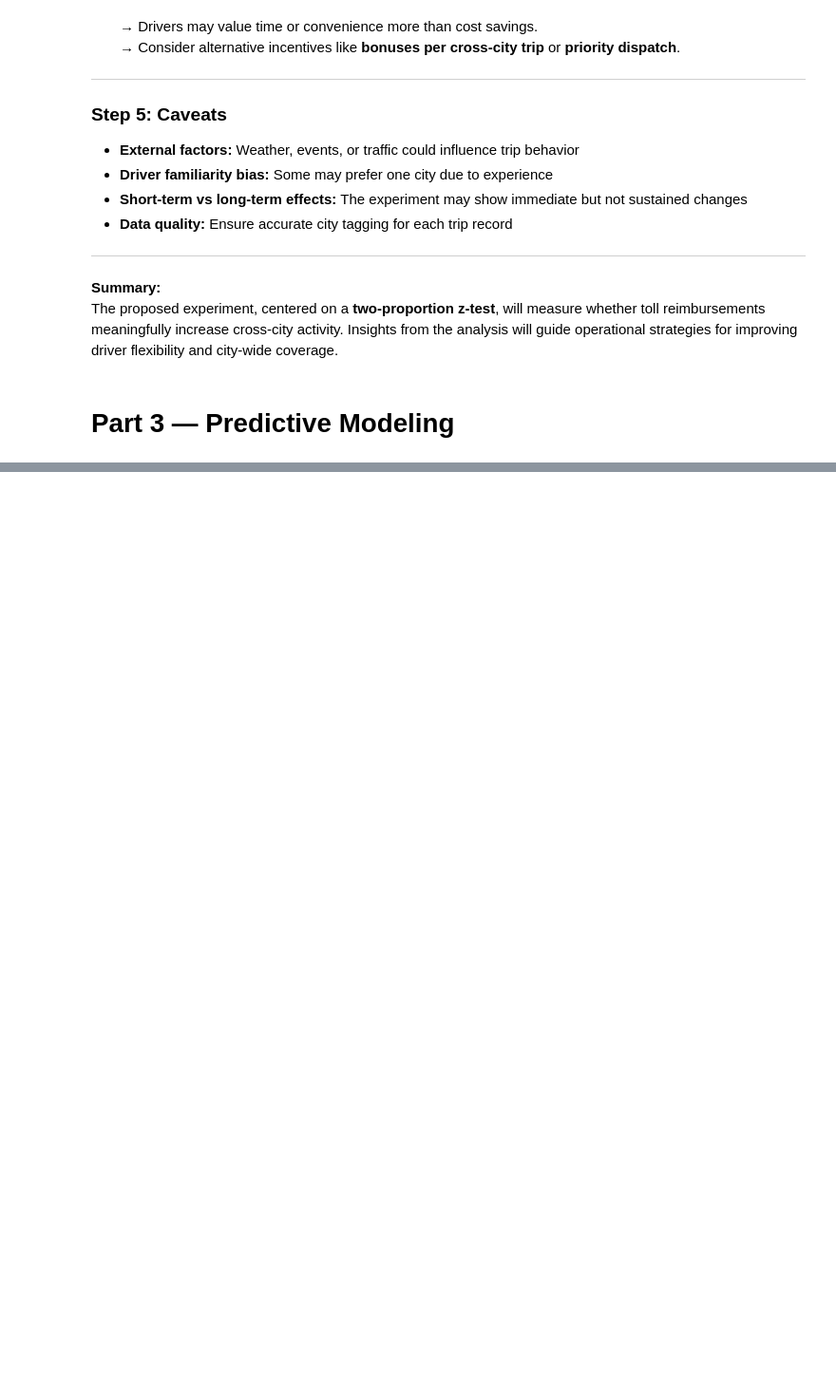
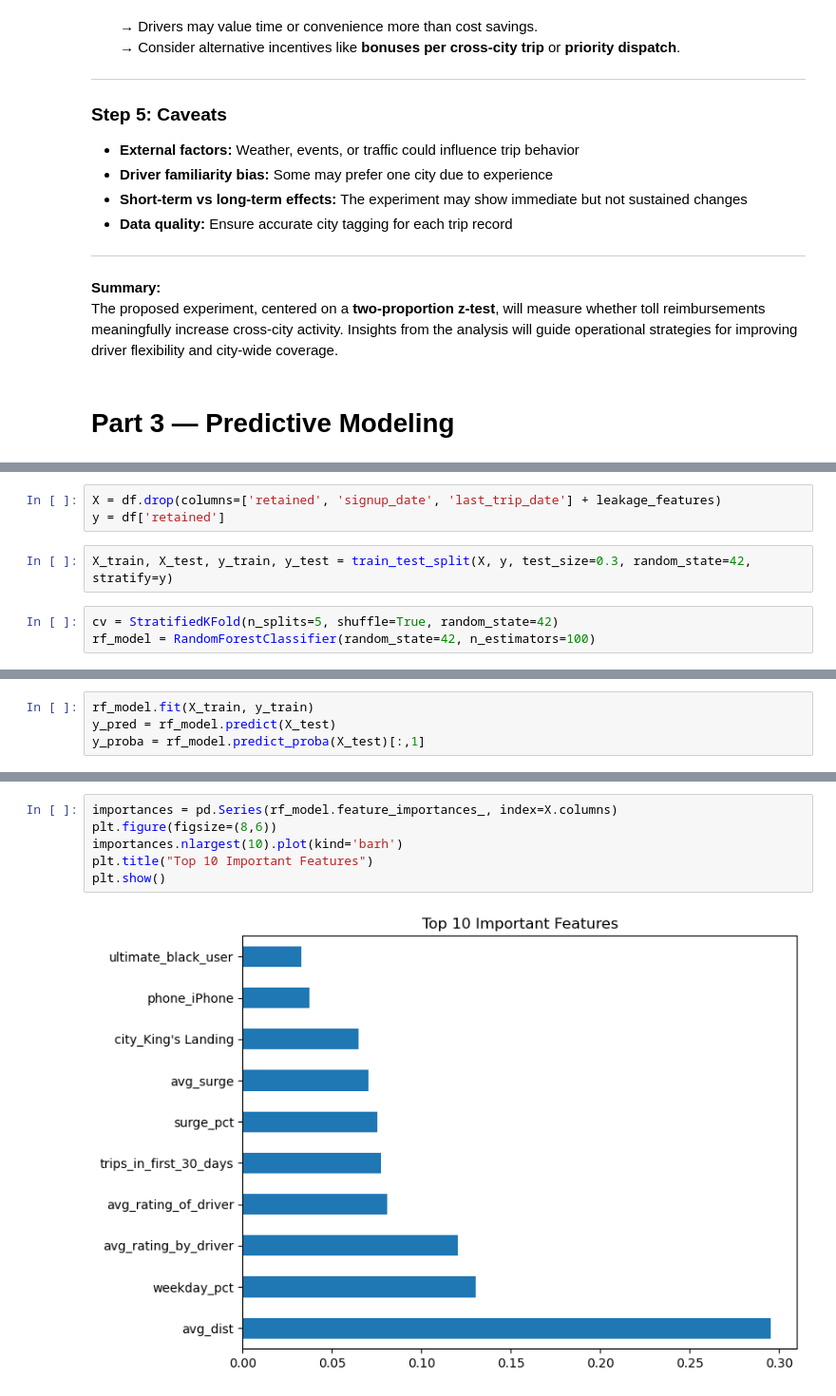
Before and after one commit to Alan-Akkara/Springboard-DS, a Jupyter notebook: Ultimate_tech_part1.ipynb, the cells around one changed output, grey strips where cells are left out. Shown at 95% size. Cells and saved outputs as stored; diff of their text form; blank space fills up the shorter version.

```diff
--- a/Ultimate_tech_part1.ipynb
+++ b/Ultimate_tech_part1.ipynb
@@ -574,0 +563,8 @@ plt.legend(); plt.show()
+# %%
+X = df.drop(columns=['retained', 'signup_date', 'last_trip_date'] + leakage_features)
+y = df['retained']
+# %%
+X_train, X_test, y_train, y_test = train_test_split(X, y, test_size=0.3, random_state=42, stratify=y)
+# %%
+cv = StratifiedKFold(n_splits=5, shuffle=True, random_state=42)
+rf_model = RandomForestClassifier(random_state=42, n_estimators=100)
@@ -574,0 +578,4 @@ plt.legend(); plt.show()
+# %%
+rf_model.fit(X_train, y_train)
+y_pred = rf_model.predict(X_test)
+y_proba = rf_model.predict_proba(X_test)[:,1]
@@ -574,0 +605,8 @@ plt.legend(); plt.show()
+# %%
+importances = pd.Series(rf_model.feature_importances_, index=X.columns)
+plt.figure(figsize=(8,6))
+importances.nlargest(10).plot(kind='barh')
+plt.title("Top 10 Important Features")
+plt.show()
+# %% [output]
+[figure, added]
```
Also changed, not shown: parts of 63 cells of this notebook.
